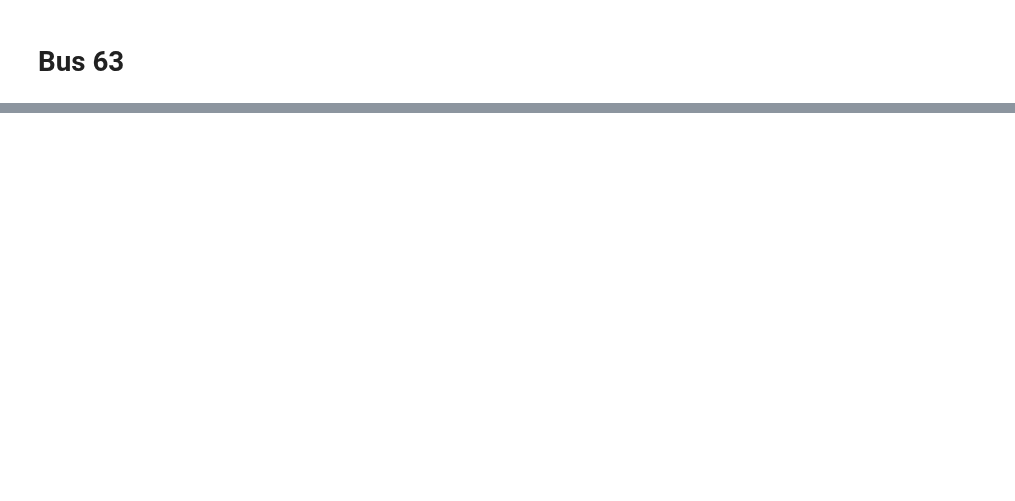
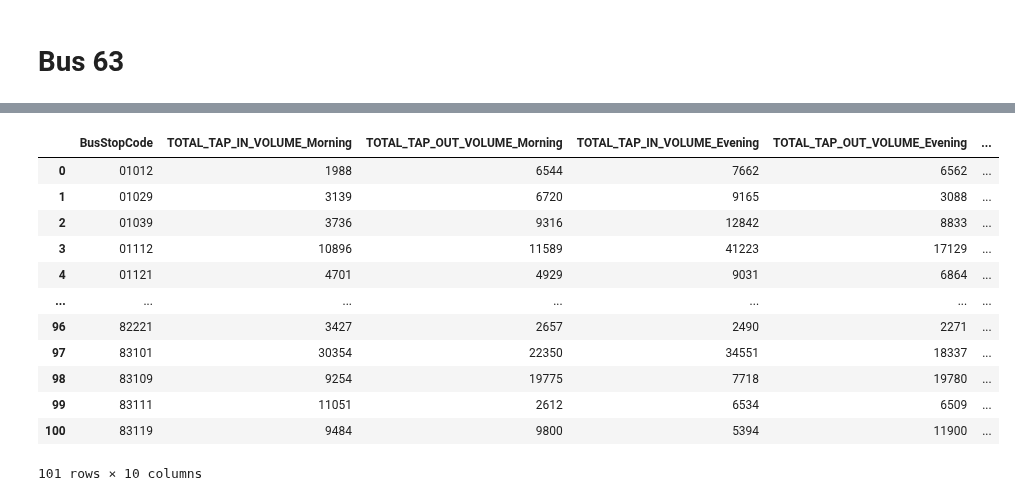
Before and after one commit to Yutingggggggg/dsa4264_geospatial, a Jupyter notebook: workingfiles/Bus_Passenger_Volume_Analysis.ipynb, the cells around one changed output, grey strips where cells are left out. Cells and saved outputs as stored; diff of their text form; code cells hidden in the pictures; blank space fills up the shorter version.

```diff
--- a/workingfiles/Bus_Passenger_Volume_Analysis.ipynb
+++ b/workingfiles/Bus_Passenger_Volume_Analysis.ipynb
@@ -246,0 +325,44 @@ bus67_bus_stop
+# %%
+filtered_passenger_volume_bus_63 = filtered_passenger_volume_bus_63[filtered_passenger_volume_bus_63['DAY_TYPE'] == 'WEEKDAY']
+
+# Separate the morning peak hours (7 to 10) and evening rush hours (17 to 20)
+morning_peak = filtered_passenger_volume_bus[
+    (filtered_passenger_volume_bus['TIME_PER_HOUR'] >= 7) & (filtered_passenger_volume_bus['TIME_PER_HOUR'] < 11)
+]
+
+evening_rush = filtered_passenger_volume_bus[
+    (filtered_passenger_volume_bus['TIME_PER_HOUR'] >= 17) & (filtered_passenger_volume_bus['TIME_PER_HOUR'] < 21)
+]
+
+# Calculate total tap-in and tap-out volumes for each bus stop during morning peak hours
+morning_peak_totals = morning_peak.groupby('BusStopCode')[['TOTAL_TAP_IN_VOLUME', 'TOTAL_TAP_OUT_VOLUME']].sum().reset_index()
+
+# Calculate total tap-in and tap-out volumes for each bus stop during evening rush hours
+evening_rush_totals = evening_rush.groupby('BusStopCode')[['TOTAL_TAP_IN_VOLUME', 'TOTAL_TAP_OUT_VOLUME']].sum().reset_index()
+
+# Merge the two results for comparison
+totals_combined_63 = pd.merge(morning_peak_totals, evening_rush_totals, on='BusStopCode', how='outer', suffixes=('_Morning', '_Evening'))
+
+# Calculating total and average tap in and out
+totals_combined_63['Total_Tap_In'] = totals_combined_63['TOTAL_TAP_IN_VOLUME_Morning'] + totals_combined_63['TOTAL_TAP_IN_VOLUME_Evening']
+totals_combined_63['Total_Tap_Out'] = totals_combined_63['TOTAL_TAP_OUT_VOLUME_Morning'] + totals_combined_63['TOTAL_TAP_OUT_VOLUME_Evening']
+totals_combined_63['Average_Tap_In'] = (totals_combined_63['TOTAL_TAP_IN_VOLUME_Morning'] + totals_combined_63['TOTAL_TAP_IN_VOLUME_Evening']) / 8
+totals_combined_63['Average_Tap_Out'] = (totals_combined_63['TOTAL_TAP_OUT_VOLUME_Morning'] + totals_combined_63['TOTAL_TAP_OUT_VOLUME_Evening']) / 8
+totals_combined_63['Average_Tap'] = (totals_combined_63['Total_Tap_In'] + totals_combined_63['Total_Tap_Out']) / 8
+
+# Display the results
+totals_combined_63
+# %% [output]
+|  | BusStopCode | TOTAL_TAP_IN_VOLUME_Morning | TOTAL_TAP_OUT_VOLUME_Morning | TOTAL_TAP_IN_VOLUME_Evening | TOTAL_TAP_OUT_VOLUME_Evening | ... |
+| 0 | 01012 | 1988 | 6544 | 7662 | 6562 | ... |
+| 1 | 01029 | 3139 | 6720 | 9165 | 3088 | ... |
+| 2 | 01039 | 3736 | 9316 | 12842 | 8833 | ... |
+| 3 | 01112 | 10896 | 11589 | 41223 | 17129 | ... |
+| 4 | 01121 | 4701 | 4929 | 9031 | 6864 | ... |
+| ... | ... | ... | ... | ... | ... | ... |
+| 96 | 82221 | 3427 | 2657 | 2490 | 2271 | ... |
+| 97 | 83101 | 30354 | 22350 | 34551 | 18337 | ... |
+| 98 | 83109 | 9254 | 19775 | 7718 | 19780 | ... |
+| 99 | 83111 | 11051 | 2612 | 6534 | 6509 | ... |
+| 100 | 83119 | 9484 | 9800 | 5394 | 11900 | ... |
+101 rows × 10 columns
```
Also changed, not shown: parts of 11 cells of this notebook.
